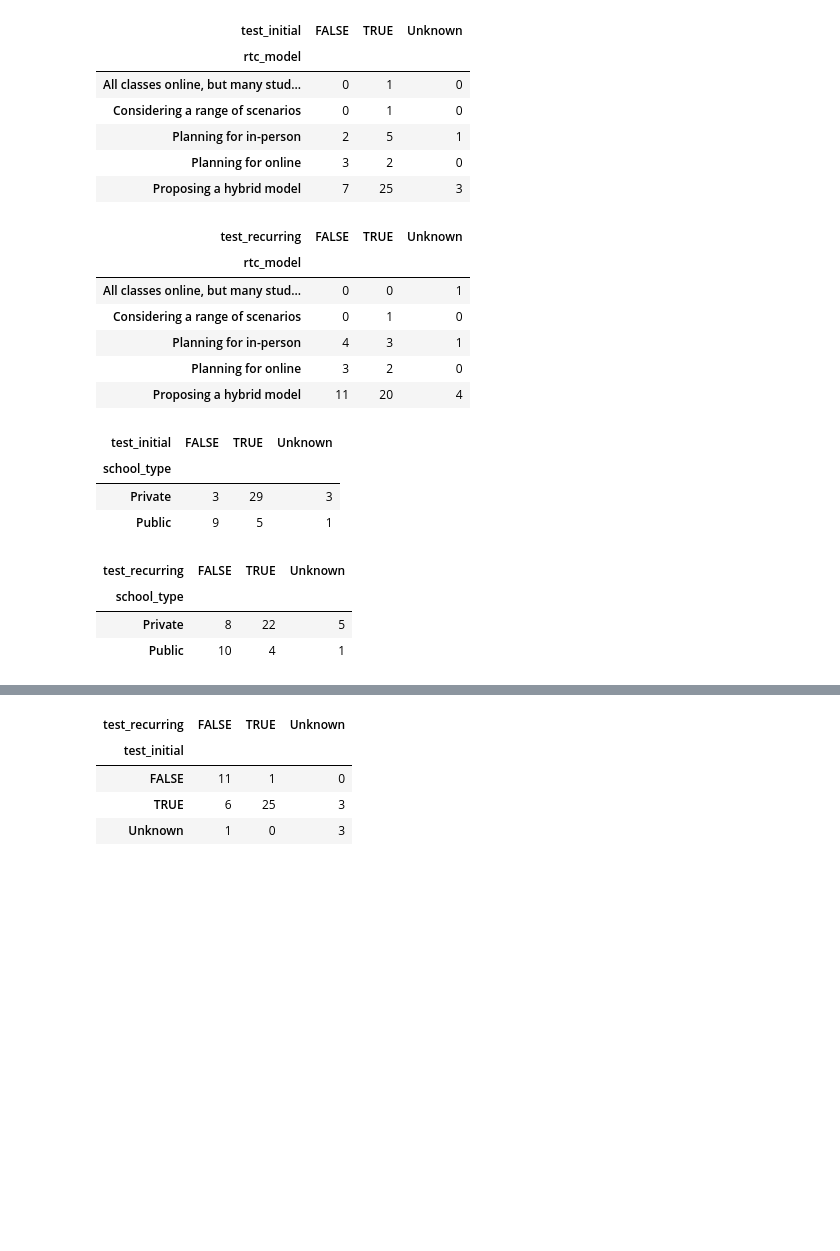
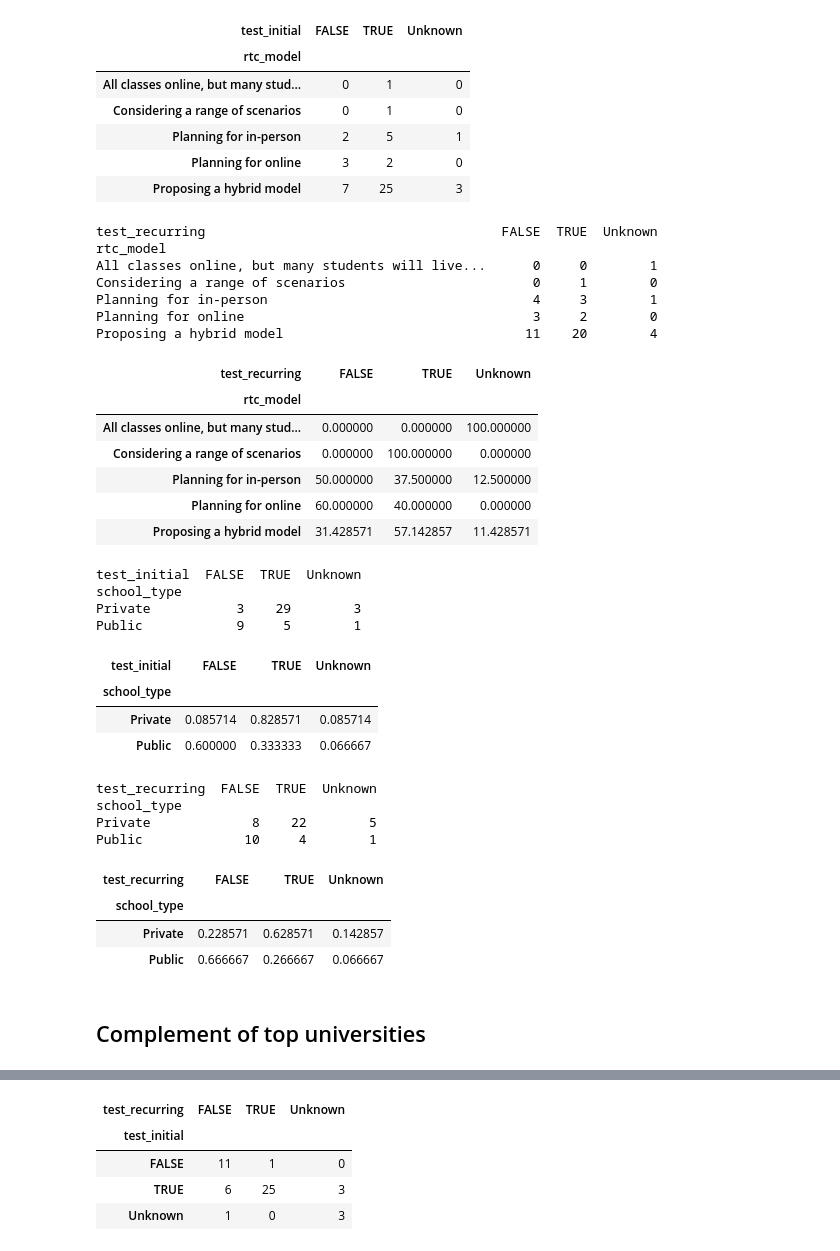
Before and after one commit to pachterlab/BTRBP_2020, a Jupyter notebook: notebooks/basic_stats.ipynb, the cells around one changed output, grey strips where cells are left out. Saved outputs shown, nothing was run; the diff lists cells and outputs as text; code cells hidden in the pictures; blank space fills up the shorter version.

```diff
--- a/notebooks/basic_stats.ipynb
+++ b/notebooks/basic_stats.ipynb
@@ -238,28 +274,3 @@ ax.set(**kwd)
 fig.show()
 # %% [output]
 [figure]
-# %%
-# all states
-v = df.groupby(['state', 'test_initial']).size().unstack(fill_value=0)
-initial = v/v.values.sum(axis=1)[:,None]*100
-
-v = df.groupby(['state', 'test_recurring']).size().unstack(fill_value=0)
-recurrent = v/v.values.sum(axis=1)[:,None]*100
-
-fig, ax = plt.subplots(figsize=(7,7))
-
-
-x = initial.TRUE.values
-y = recurrent.TRUE.values
-
-ax.scatter(x, y)
-yex(ax)
-
-kwd = {
-    "xlabel": "% of universities testing initially",
-    "ylabel": "% of universities testing recurrently"
-}
-ax.set(**kwd)
-for (xx, yy, txt) in zip(x, y, initial.index.values):
-  ax.annotate(txt, (xx, yy))
-fig.show()
@@ -274,6 +290,6 @@ fatal: destination path 'COVID-19' already exists and is not an empty directory.
 # %%
-old = pd.read_csv("COVID-19/csse_covid_19_data/csse_covid_19_daily_reports_us/07-26-2020.csv")
-daily = pd.read_csv("COVID-19/csse_covid_19_data/csse_covid_19_daily_reports_us/08-02-2020.csv")
+old = pd.read_csv("COVID-19/csse_covid_19_data/csse_covid_19_daily_reports_us/07-30-2020.csv")
+daily = pd.read_csv("COVID-19/csse_covid_19_data/csse_covid_19_daily_reports_us/08-06-2020.csv")
 # %%
 s2a = {
     "Alabama" : "AL",
@@ -450,26 +469,50 @@ top_uni.groupby(["rtc_model", "test_initial"]).size().unstack(fill_value=0)
 | Planning for online | 3 | 2 | 0 |
 | Proposing a hybrid model | 7 | 25 | 3 |
 # %%
-top_uni.groupby(["rtc_model", "test_recurring"]).size().unstack(fill_value=0)
+v = top_uni.groupby(["rtc_model", "test_recurring"]).size().unstack(fill_value=0)
+print(v)
+print("\n")
+v/v.sum(axis=1)[:,None]*100
 # %% [output]
+test_recurring                                      FALSE  TRUE  Unknown
+rtc_model
+All classes online, but many students will live...      0     0        1
+Considering a range of scenarios                        0     1        0
+Planning for in-person                                  4     3        1
+Planning for online                                     3     2        0
+Proposing a hybrid model                               11    20        4
 | test_recurring | FALSE | TRUE | Unknown |
 | rtc_model |  |  |  |
-| All classes online, but many stud... | 0 | 0 | 1 |
-| Considering a range of scenarios | 0 | 1 | 0 |
-| Planning for in-person | 4 | 3 | 1 |
-| Planning for online | 3 | 2 | 0 |
-| Proposing a hybrid model | 11 | 20 | 4 |
+| All classes online, but many stud... | 0.000000 | 0.000000 | 100.000000 |
+| Considering a range of scenarios | 0.000000 | 100.000000 | 0.000000 |
+| Planning for in-person | 50.000000 | 37.500000 | 12.500000 |
+| Planning for online | 60.000000 | 40.000000 | 0.000000 |
+| Proposing a hybrid model | 31.428571 | 57.142857 | 11.428571 |
 # %%
-top_uni.groupby(["school_type", "test_initial"]).size().unstack(fill_value=0)
+v = top_uni.groupby(["school_type", "test_initial"]).size().unstack(fill_value=0)
+print(v)
+v/v.sum(axis=1)[:,None]
 # %% [output]
+test_initial  FALSE  TRUE  Unknown
+school_type
+Private           3    29        3
+Public            9     5        1
 | test_initial | FALSE | TRUE | Unknown |
 | school_type |  |  |  |
-| Private | 3 | 29 | 3 |
-| Public | 9 | 5 | 1 |
+| Private | 0.085714 | 0.828571 | 0.085714 |
+| Public | 0.600000 | 0.333333 | 0.066667 |
 # %%
-top_uni.groupby(["school_type", "test_recurring"]).size().unstack(fill_value=0)
+v = top_uni.groupby(["school_type", "test_recurring"]).size().unstack(fill_value=0)
+print(v)
+v/v.sum(axis=1)[:,None]
 # %% [output]
+test_recurring  FALSE  TRUE  Unknown
+school_type
+Private             8    22        5
+Public             10     4        1
 | test_recurring | FALSE | TRUE | Unknown |
 | school_type |  |  |  |
-| Private | 8 | 22 | 5 |
-| Public | 10 | 4 | 1 |
+| Private | 0.228571 | 0.628571 | 0.142857 |
+| Public | 0.666667 | 0.266667 | 0.066667 |
+# %% [markdown]
+## Complement of top universities
```
Also changed, not shown: parts of 33 cells of this notebook.
